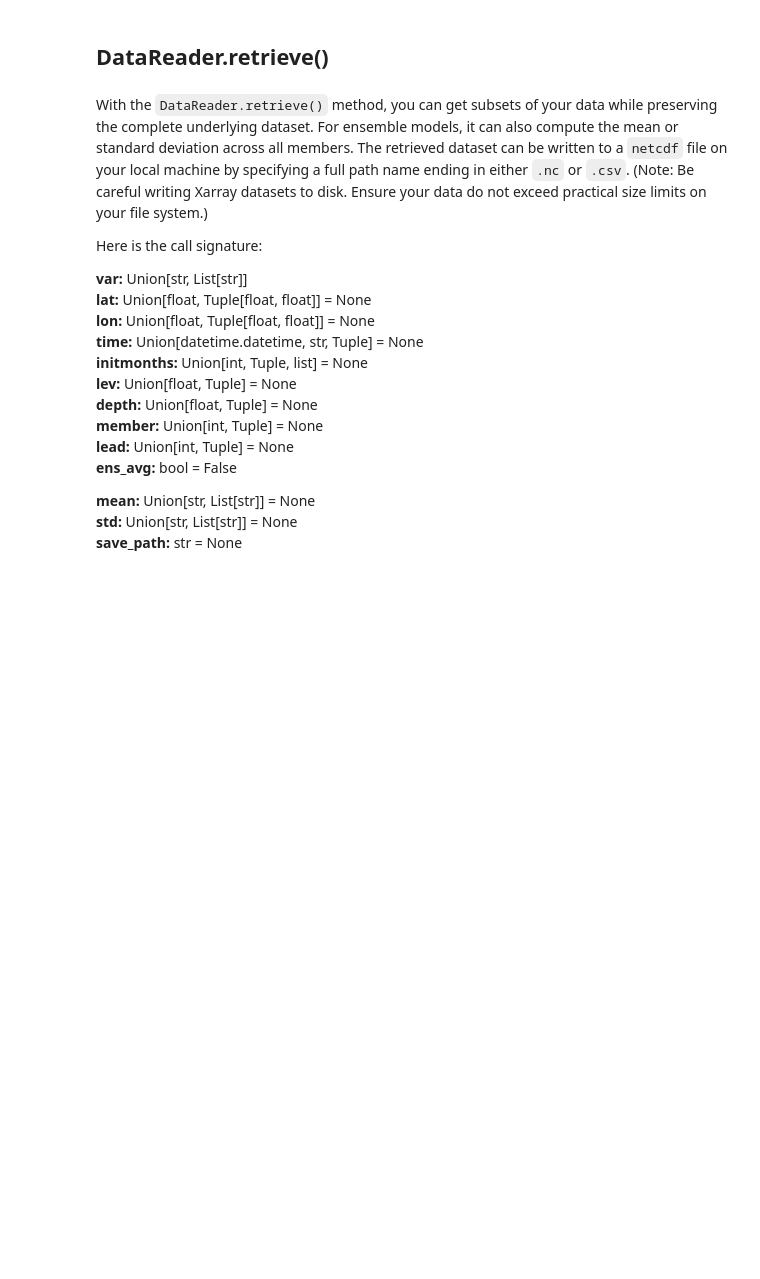
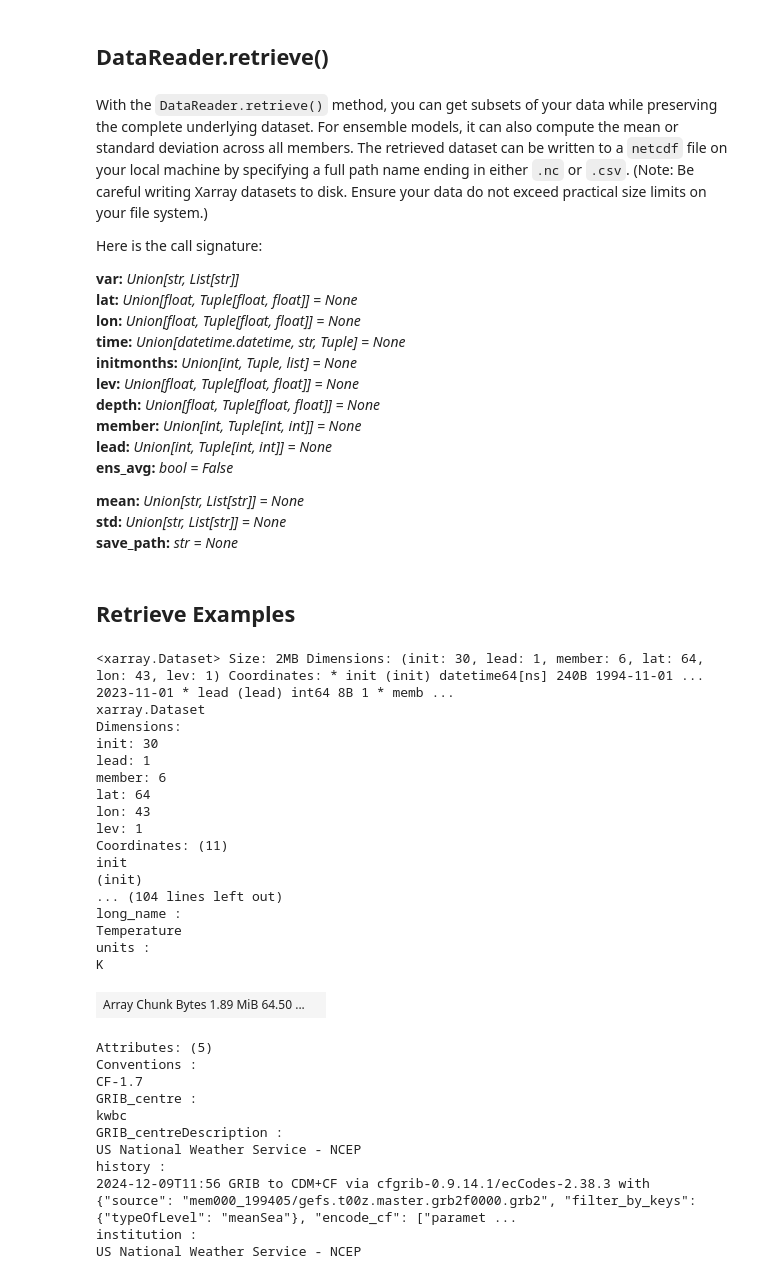
Before and after one commit to ufs-community/ufs-analysis, a Jupyter notebook: tutorial.ipynb, the cells around one changed output. Drawn from its saved outputs; the diff is of its cells as text; code cells hidden in the pictures; blank space fills up the shorter version.

```diff
--- a/tutorial.ipynb
+++ b/tutorial.ipynb
@@ -293,17 +277,59 @@ With the `DataReader.retrieve()` method, you can get subsets of your data while
 
 Here is the call signature:<br>
 
-**var:** Union[str, List[str]]<br>
-**lat:** Union[float, Tuple[float, float]] = None<br>
-**lon:** Union[float, Tuple[float, float]] = None<br>
-**time:** Union[datetime.datetime, str, Tuple] = None<br>
-**initmonths:** Union[int, Tuple, list] = None<br>
-**lev:** Union[float, Tuple] = None<br>
-**depth:** Union[float, Tuple] = None<br>
-**member:** Union[int, Tuple] = None<br>
-**lead:** Union[int, Tuple] = None<br>
-**ens_avg:** bool = False<br>
+**var:** *Union[str, List[str]]*<br>
+**lat:** *Union[float, Tuple[float, float]] = None*<br>
+**lon:** *Union[float, Tuple[float, float]] = None*<br>
+**time:** *Union[datetime.datetime, str, Tuple] = None*<br>
+**initmonths:** *Union[int, Tuple, list] = None*<br>
+**lev:** *Union[float, Tuple[float, float]] = None*<br>
+**depth:** *Union[float, Tuple[float, float]] = None*<br>
+**member:** *Union[int, Tuple[int, int]] = None*<br>
+**lead:** *Union[int, Tuple[int, int]] = None*<br>
+**ens_avg:** *bool = False*<br>
 
-**mean:** Union[str, List[str]] = None<br>
-**std:** Union[str, List[str]] = None<br>
-**save_path:** str = None<br>
+**mean:** *Union[str, List[str]] = None*<br>
+**std:** *Union[str, List[str]] = None*<br>
+**save_path:** *str = None*<br>
+# %% [markdown]
+<h2>Retrieve Examples</h2>
+# %%
+ds = ufs_data_reader.retrieve(var='tprs',
+                              lat=(30, -30),  # Can also specify (-30, 30) with same effect
+                              lon=(210, 250), # Can also specify (250, 210) with same effect
+                              initmonths=11,
+                              lev=500,
+                              member=(0, 5),
+                              lead=1)
+
+ds
+# %% [output]
+<xarray.Dataset> Size: 2MB Dimensions: (init: 30, lead: 1, member: 6, lat: 64, lon: 43, lev: 1) Coordinates: * init (init) datetime64[ns] 240B 1994-11-01 ... 2023-11-01 * lead (lead) int64 8B 1 * memb ...
+xarray.Dataset
+Dimensions:
+init: 30
+lead: 1
+member: 6
+lat: 64
+lon: 43
+lev: 1
+Coordinates: (11)
+init
+(init)
+... (104 lines left out)
+long_name :
+Temperature
+units :
+K
+| Array Chunk Bytes 1.89 MiB 64.50 ... |  |
+Attributes: (5)
+Conventions :
+CF-1.7
+GRIB_centre :
+kwbc
+GRIB_centreDescription :
+US National Weather Service - NCEP
+history :
+2024-12-09T11:56 GRIB to CDM+CF via cfgrib-0.9.14.1/ecCodes-2.38.3 with {"source": "mem000_199405/gefs.t00z.master.grb2f0000.grb2", "filter_by_keys": {"typeOfLevel": "meanSea"}, "encode_cf": ["paramet ...
+institution :
+US National Weather Service - NCEP
```
Also changed, not shown: parts of 18 cells of this notebook.
